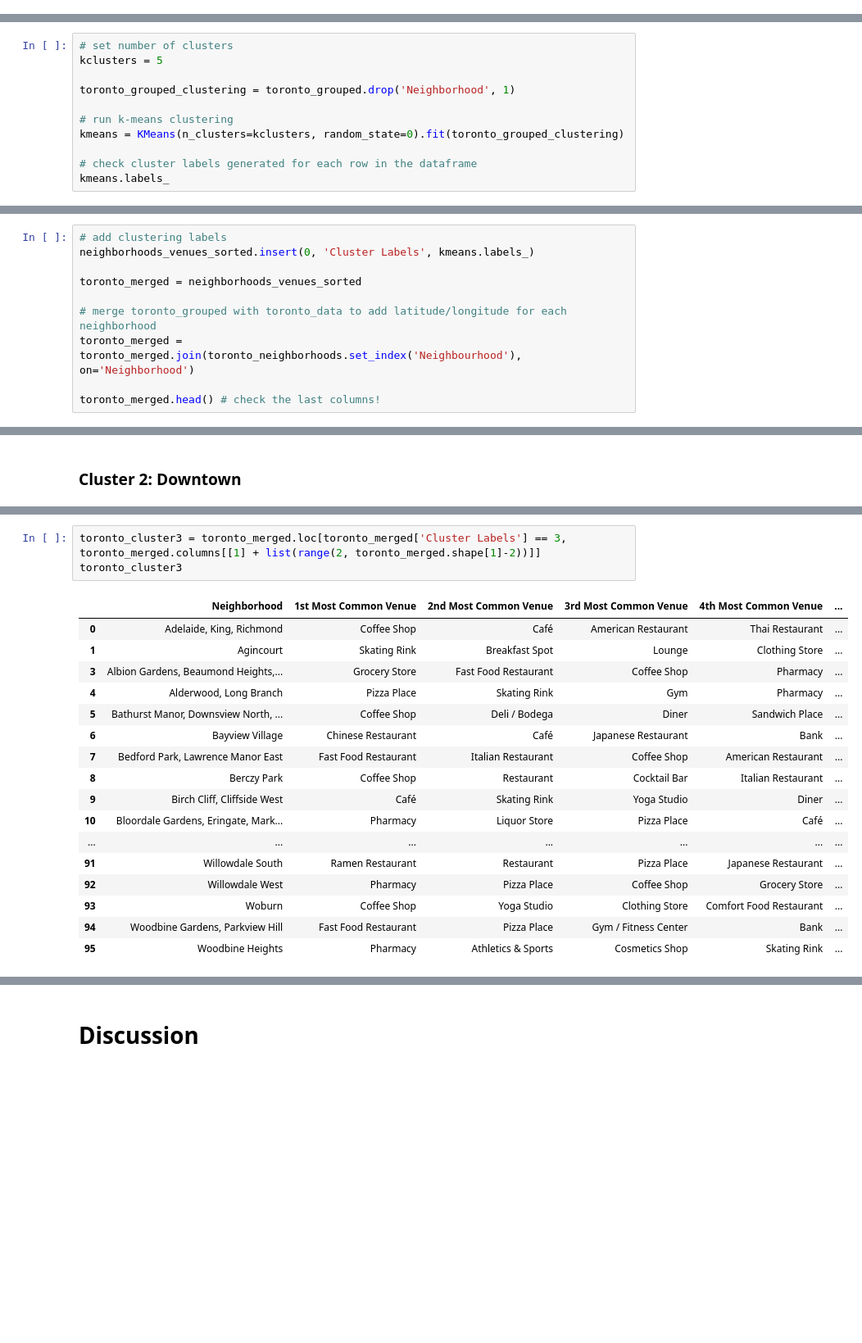
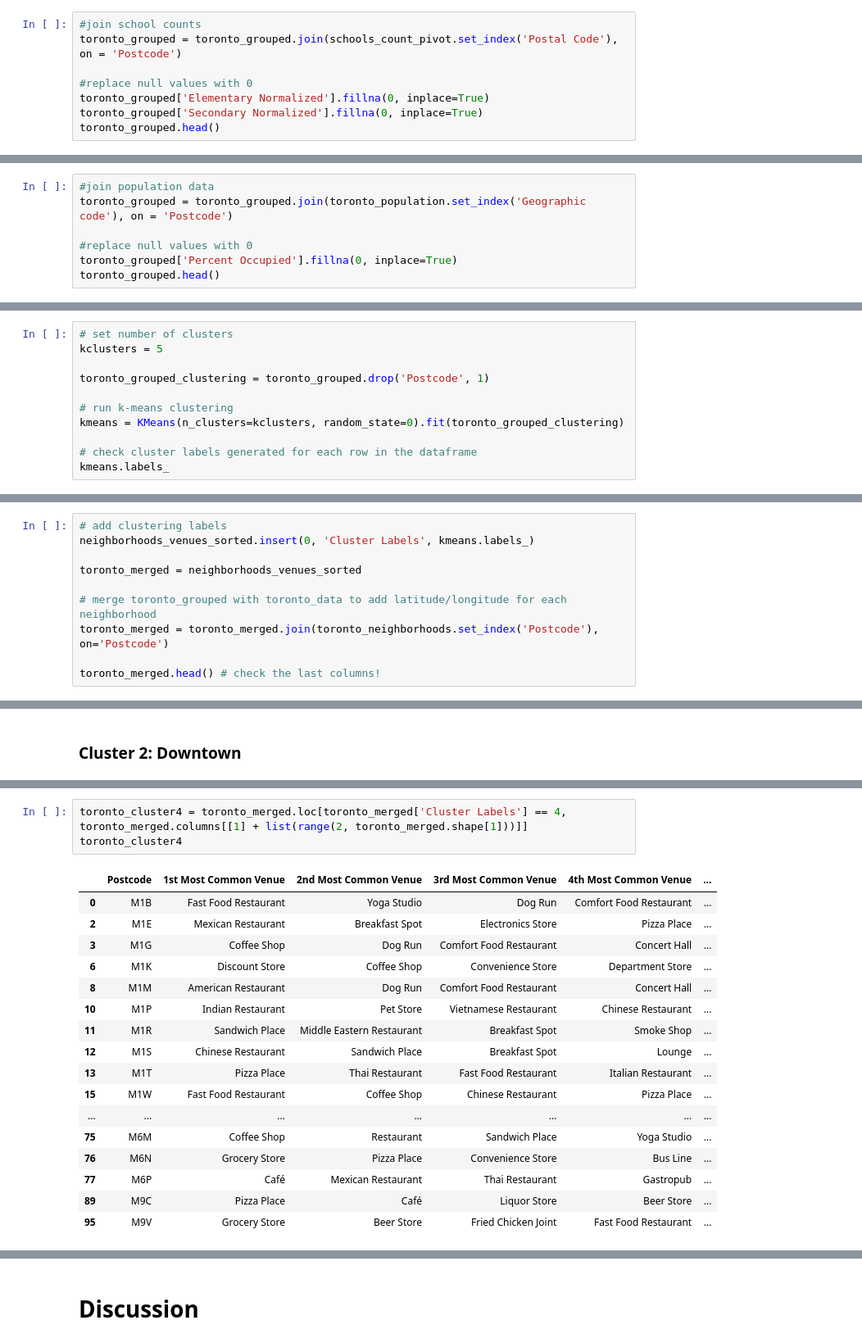
Before and after one commit to mferle/Coursera_Capstone, a Jupyter notebook: Coursera_Capstone_Battle_of_Neighborhoods.ipynb, the cells around one changed output, grey strips where cells are left out. Shown at 82% size. Saved outputs shown, nothing was run; the diff lists cells and outputs as text; blank space fills up the shorter version.

```diff
--- a/Coursera_Capstone_Battle_of_Neighborhoods.ipynb
+++ b/Coursera_Capstone_Battle_of_Neighborhoods.ipynb
@@ -658,3 +658,11 @@ dtype: int64
 ## 4. Cluster Neighborhoods
 # %% [markdown]
 Run *k*-means to cluster the neighborhood into 5 clusters.
+# %%
+#join school counts
+toronto_grouped = toronto_grouped.join(schools_count_pivot.set_index('Postal Code'), on = 'Postcode')
+
+#replace null values with 0
+toronto_grouped['Elementary Normalized'].fillna(0, inplace=True)
+toronto_grouped['Secondary Normalized'].fillna(0, inplace=True)
+toronto_grouped.head()
@@ -660,0 +677,7 @@ Run *k*-means to cluster the neighborhood into 5 clusters.
+# %%
+#join population data
+toronto_grouped = toronto_grouped.join(toronto_population.set_index('Geographic code'), on = 'Postcode')
+
+#replace null values with 0
+toronto_grouped['Percent Occupied'].fillna(0, inplace=True)
+toronto_grouped.head()
@@ -662,7 +693,7 @@ Run *k*-means to cluster the neighborhood into 5 clusters.
 # set number of clusters
 kclusters = 5
 
-toronto_grouped_clustering = toronto_grouped.drop('Neighborhood', 1)
+toronto_grouped_clustering = toronto_grouped.drop('Postcode', 1)
 
 # run k-means clustering
 kmeans = KMeans(n_clusters=kclusters, random_state=0).fit(toronto_grouped_clustering)
@@ -684,7 +715,7 @@ neighborhoods_venues_sorted.insert(0, 'Cluster Labels', kmeans.labels_)
 toronto_merged = neighborhoods_venues_sorted
 
 # merge toronto_grouped with toronto_data to add latitude/longitude for each neighborhood
-toronto_merged = toronto_merged.join(toronto_neighborhoods.set_index('Neighbourhood'), on='Neighborhood')
+toronto_merged = toronto_merged.join(toronto_neighborhoods.set_index('Postcode'), on='Postcode')
 
 toronto_merged.head() # check the last columns!
 # %% [output]
@@ -783,21 +846,21 @@ Most of the neighborhoods in this cluster appear to be geographically located ne
 # %%
-toronto_cluster3 = toronto_merged.loc[toronto_merged['Cluster Labels'] == 3, toronto_merged.columns[[1] + list(range(2, toronto_merged.shape[1]-2))]]
-toronto_cluster3
+toronto_cluster4 = toronto_merged.loc[toronto_merged['Cluster Labels'] == 4, toronto_merged.columns[[1] + list(range(2, toronto_merged.shape[1]))]]
+toronto_cluster4
 # %% [output]
-|  | Neighborhood | 1st Most Common Venue | 2nd Most Common Venue | 3rd Most Common Venue | 4th Most Common Venue | ... |
-| 0 | Adelaide, King, Richmond | Coffee Shop | Café | American Restaurant | Thai Restaurant | ... |
-| 1 | Agincourt | Skating Rink | Breakfast Spot | Lounge | Clothing Store | ... |
-| 3 | Albion Gardens, Beaumond Heights,... | Grocery Store | Fast Food Restaurant | Coffee Shop | Pharmacy | ... |
-| 4 | Alderwood, Long Branch | Pizza Place | Skating Rink | Gym | Pharmacy | ... |
-| 5 | Bathurst Manor, Downsview North, ... | Coffee Shop | Deli / Bodega | Diner | Sandwich Place | ... |
-| 6 | Bayview Village | Chinese Restaurant | Café | Japanese Restaurant | Bank | ... |
-| 7 | Bedford Park, Lawrence Manor East | Fast Food Restaurant | Italian Restaurant | Coffee Shop | American Restaurant | ... |
-| 8 | Berczy Park | Coffee Shop | Restaurant | Cocktail Bar | Italian Restaurant | ... |
-| 9 | Birch Cliff, Cliffside West | Café | Skating Rink | Yoga Studio | Diner | ... |
-| 10 | Bloordale Gardens, Eringate, Mark... | Pharmacy | Liquor Store | Pizza Place | Café | ... |
+|  | Postcode | 1st Most Common Venue | 2nd Most Common Venue | 3rd Most Common Venue | 4th Most Common Venue | ... |
+| 0 | M1B | Fast Food Restaurant | Yoga Studio | Dog Run | Comfort Food Restaurant | ... |
+| 2 | M1E | Mexican Restaurant | Breakfast Spot | Electronics Store | Pizza Place | ... |
+| 3 | M1G | Coffee Shop | Dog Run | Comfort Food Restaurant | Concert Hall | ... |
+| 6 | M1K | Discount Store | Coffee Shop | Convenience Store | Department Store | ... |
+| 8 | M1M | American Restaurant | Dog Run | Comfort Food Restaurant | Concert Hall | ... |
+| 10 | M1P | Indian Restaurant | Pet Store | Vietnamese Restaurant | Chinese Restaurant | ... |
+| 11 | M1R | Sandwich Place | Middle Eastern Restaurant | Breakfast Spot | Smoke Shop | ... |
+| 12 | M1S | Chinese Restaurant | Sandwich Place | Breakfast Spot | Lounge | ... |
+| 13 | M1T | Pizza Place | Thai Restaurant | Fast Food Restaurant | Italian Restaurant | ... |
+| 15 | M1W | Fast Food Restaurant | Coffee Shop | Chinese Restaurant | Pizza Place | ... |
 | ... | ... | ... | ... | ... | ... | ... |
-| 91 | Willowdale South | Ramen Restaurant | Restaurant | Pizza Place | Japanese Restaurant | ... |
-| 92 | Willowdale West | Pharmacy | Pizza Place | Coffee Shop | Grocery Store | ... |
-| 93 | Woburn | Coffee Shop | Yoga Studio | Clothing Store | Comfort Food Restaurant | ... |
-| 94 | Woodbine Gardens, Parkview Hill | Fast Food Restaurant | Pizza Place | Gym / Fitness Center | Bank | ... |
-| 95 | Woodbine Heights | Pharmacy | Athletics & Sports | Cosmetics Shop | Skating Rink | ... |
+| 75 | M6M | Coffee Shop | Restaurant | Sandwich Place | Yoga Studio | ... |
+| 76 | M6N | Grocery Store | Pizza Place | Convenience Store | Bus Line | ... |
+| 77 | M6P | Café | Mexican Restaurant | Thai Restaurant | Gastropub | ... |
+| 89 | M9C | Pizza Place | Café | Liquor Store | Beer Store | ... |
+| 95 | M9V | Grocery Store | Beer Store | Fried Chicken Joint | Fast Food Restaurant | ... |
```
Also changed, not shown: parts of 48 cells of this notebook.
